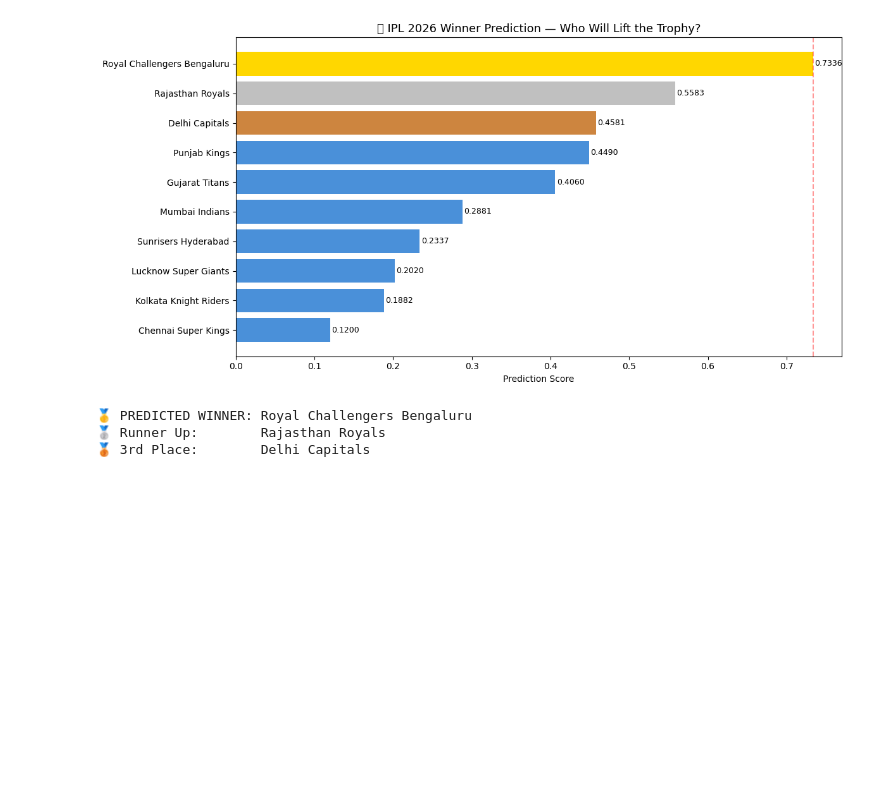
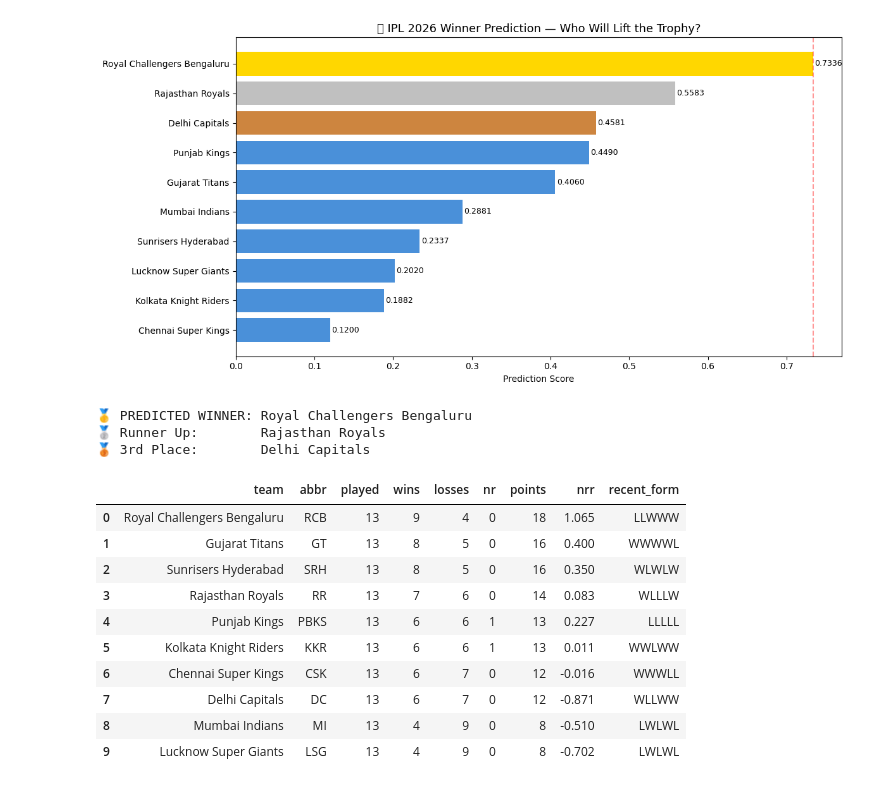
Before and after one commit to sneha-paul-2005/ipl-2026-prediction, a Jupyter notebook: notebooks/ipl_prediction.ipynb, the cells around one changed output. Drawn from its saved outputs; the diff is of its cells as text; code cells hidden in the pictures; blank space fills up the shorter version.

```diff
--- a/notebooks/ipl_prediction.ipynb
+++ b/notebooks/ipl_prediction.ipynb
@@ -290,3 +290,40 @@ print(f"🥉 3rd Place:        {result.iloc[2]['Team']}")
 # %%
 result.to_csv('../data/ipl_2026_predictions.csv', index=False)
 model_features.to_csv('../data/model_features.csv', index=False)
+# %%
+import pandas as pd
+import json
+from pathlib import Path
+
+PROJECT_ROOT = Path.cwd().parent if Path.cwd().name == "notebooks" else Path.cwd()
+
+current_ipl_2026 = pd.DataFrame({
+    "team": [
+        "Royal Challengers Bengaluru", "Gujarat Titans", "Sunrisers Hyderabad",
+        "Rajasthan Royals", "Punjab Kings", "Kolkata Knight Riders",
+        "Chennai Super Kings", "Delhi Capitals", "Mumbai Indians",
+        "Lucknow Super Giants"
+    ],
+    "abbr": ["RCB", "GT", "SRH", "RR", "PBKS", "KKR", "CSK", "DC", "MI", "LSG"],
+    "played": [13, 13, 13, 13, 13, 13, 13, 13, 13, 13],
+    "wins": [9, 8, 8, 7, 6, 6, 6, 6, 4, 4],
+    "losses": [4, 5, 5, 6, 6, 6, 7, 7, 9, 9],
+    "nr": [0, 0, 0, 0, 1, 1, 0, 0, 0, 0],
+    "points": [18, 16, 16, 14, 13, 13, 12, 12, 8, 8],
+    "nrr": [1.065, 0.400, 0.350, 0.083, 0.227, 0.011, -0.016, -0.871, -0.510, -0.702],
+    "recent_form": ["LLWWW", "WWWWL", "WLWLW", "WLLLW", "LLLLL", "WWLWW", "WWWLL", "WLLWW", "LWLWL", "LWLWL"]
+})
+
+current_ipl_2026
+# %% [output]
+|  | team | abbr | played | wins | losses | nr | points | nrr | recent_form |
+| 0 | Royal Challengers Bengaluru | RCB | 13 | 9 | 4 | 0 | 18 | 1.065 | LLWWW |
+| 1 | Gujarat Titans | GT | 13 | 8 | 5 | 0 | 16 | 0.400 | WWWWL |
+| 2 | Sunrisers Hyderabad | SRH | 13 | 8 | 5 | 0 | 16 | 0.350 | WLWLW |
+| 3 | Rajasthan Royals | RR | 13 | 7 | 6 | 0 | 14 | 0.083 | WLLLW |
+| 4 | Punjab Kings | PBKS | 13 | 6 | 6 | 1 | 13 | 0.227 | LLLLL |
+| 5 | Kolkata Knight Riders | KKR | 13 | 6 | 6 | 1 | 13 | 0.011 | WWLWW |
+| 6 | Chennai Super Kings | CSK | 13 | 6 | 7 | 0 | 12 | -0.016 | WWWLL |
+| 7 | Delhi Capitals | DC | 13 | 6 | 7 | 0 | 12 | -0.871 | WLLWW |
+| 8 | Mumbai Indians | MI | 13 | 4 | 9 | 0 | 8 | -0.510 | LWLWL |
+| 9 | Lucknow Super Giants | LSG | 13 | 4 | 9 | 0 | 8 | -0.702 | LWLWL |
```
Also changed, not shown: parts of 3 cells of this notebook, 3 other files.
